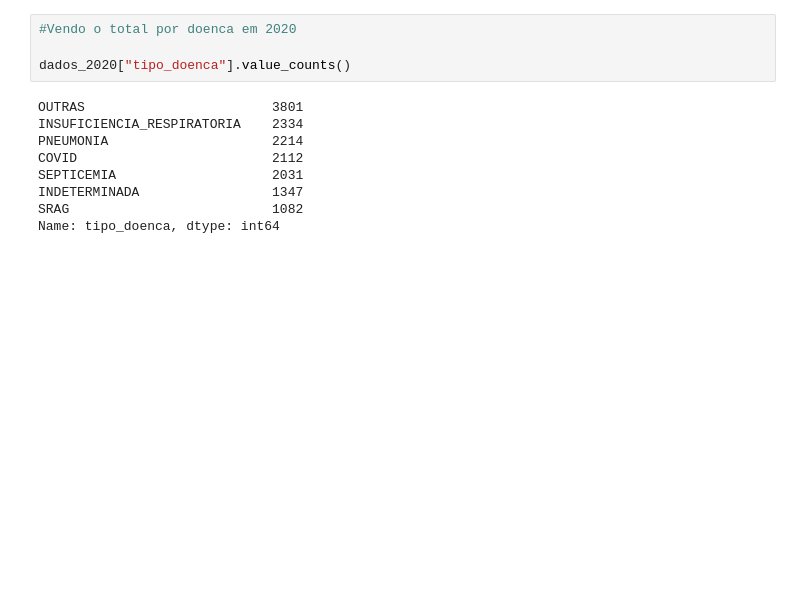
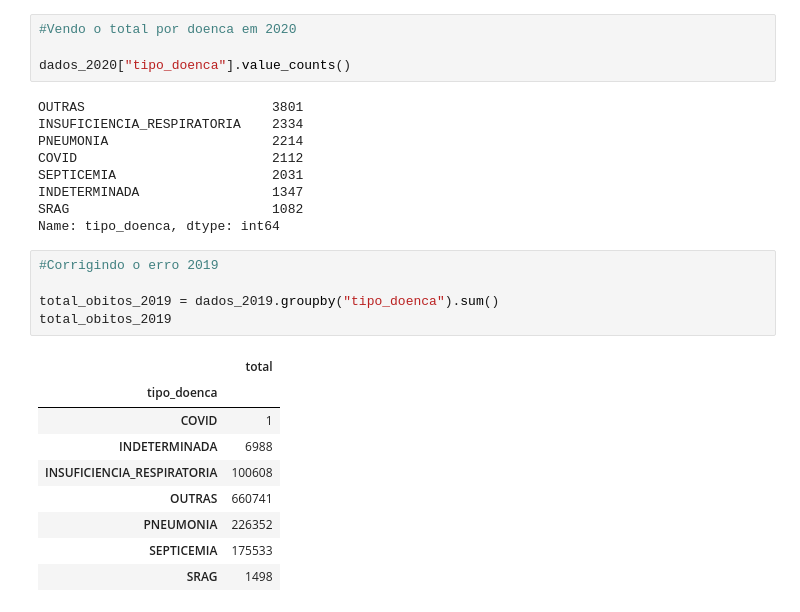
Before and after one commit to GuilhermeRuy97/BootcampDataScience, a Jupyter notebook: analise_covid/notebooks/analise_obitos_covid.ipynb, the cells around one changed output. Cells and saved outputs as stored; diff of their text form; blank space fills up the shorter version.

```diff
--- a/analise_covid/notebooks/analise_obitos_covid.ipynb
+++ b/analise_covid/notebooks/analise_obitos_covid.ipynb
@@ -69,3 +63,18 @@ SEPTICEMIA                    2031
 INDETERMINADA                 1347
 SRAG                          1082
 Name: tipo_doenca, dtype: int64
+# %%
+#Corrigindo o erro 2019
+
+total_obitos_2019 = dados_2019.groupby("tipo_doenca").sum()
+total_obitos_2019
+# %% [output]
+|  | total |
+| tipo_doenca |  |
+| COVID | 1 |
+| INDETERMINADA | 6988 |
+| INSUFICIENCIA_RESPIRATORIA | 100608 |
+| OUTRAS | 660741 |
+| PNEUMONIA | 226352 |
+| SEPTICEMIA | 175533 |
+| SRAG | 1498 |
```
Also changed, not shown: parts of 7 cells of this notebook.
